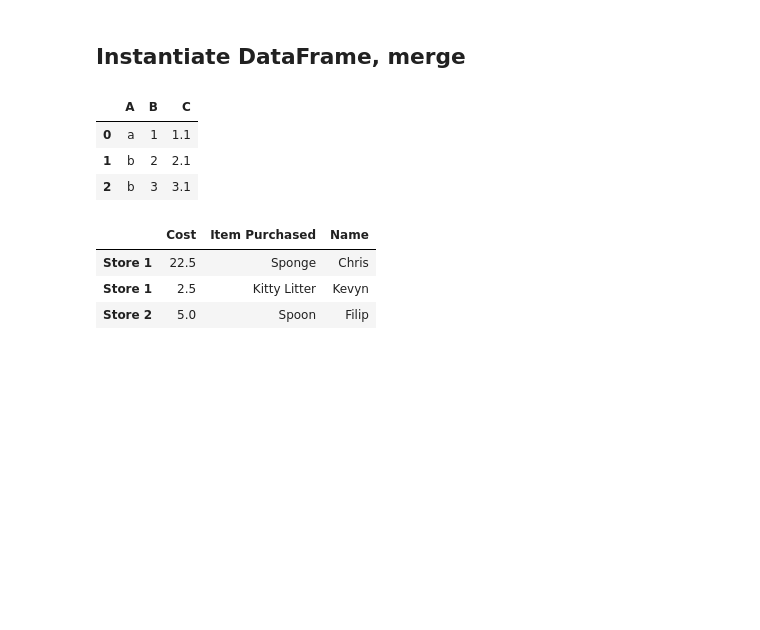
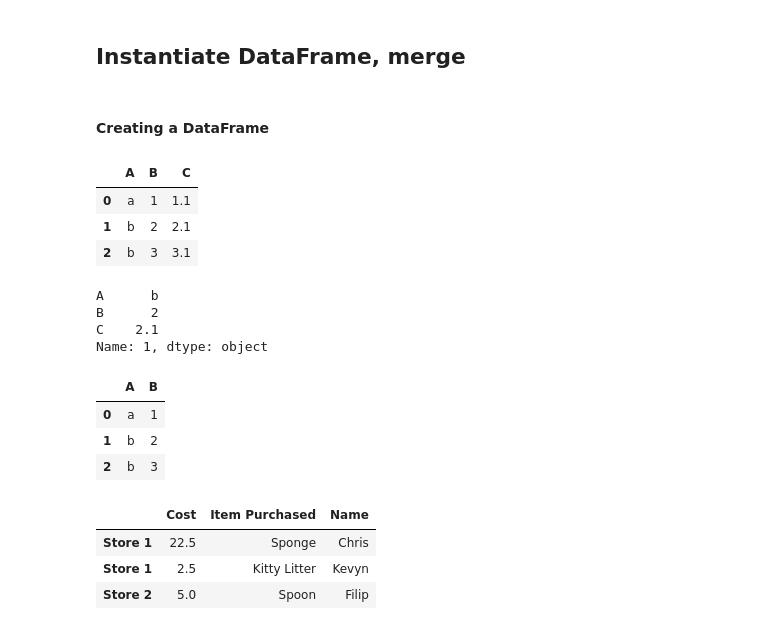
Before and after one commit to charbelgereige/python, a Jupyter notebook: pandas dataframe merge.ipynb, the cells around one changed output. Cells and saved outputs as stored; diff of their text form; code cells hidden in the pictures; blank space fills up the shorter version.

```diff
--- a/pandas dataframe merge.ipynb
+++ b/pandas dataframe merge.ipynb
@@ -1,5 +1,7 @@
 # %% [markdown]
 ## Instantiate DataFrame, merge
+# %% [markdown]
+#### Creating a DataFrame
 # %%
 import pandas as pd
 import numpy as np
@@ -15,4 +19,19 @@ df
 | 0 | a | 1 | 1.1 |
 | 1 | b | 2 | 2.1 |
 | 2 | b | 3 | 3.1 |
+# %%
+#  row 1 column B
+df.loc[1]
+# %% [output]
+A      b
+B      2
+C    2.1
+Name: 1, dtype: object
+# %%
+df[["A","B"]]
+# %% [output]
+|  | A | B |
+| 0 | a | 1 |
+| 1 | b | 2 |
+| 2 | b | 3 |
 # %%
```
Also changed, not shown: parts of 23 cells of this notebook, 7 other files.
